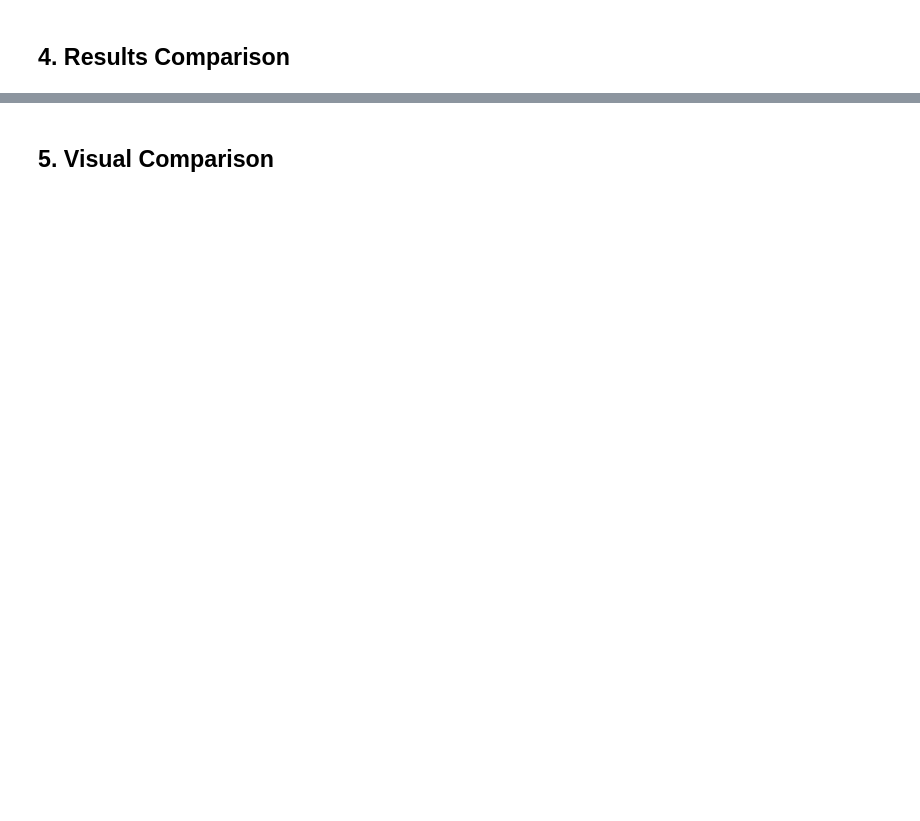
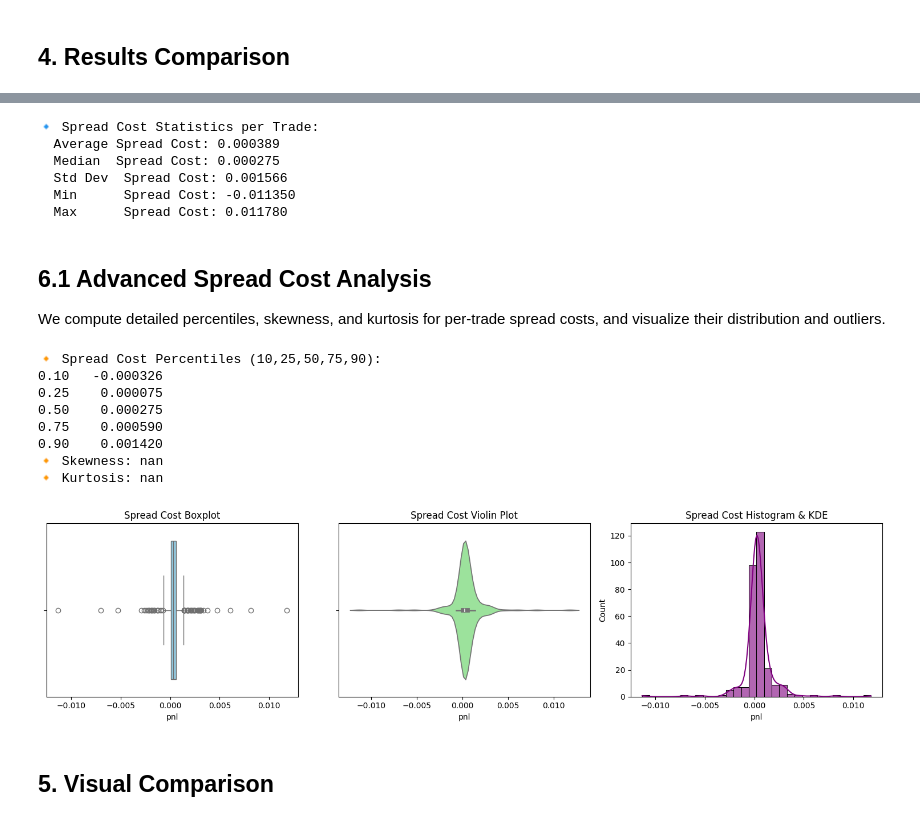
Before and after one commit to edoardoCame/bollingerBands, a Jupyter notebook: notebooks/spread_comparison.ipynb, the cells around one changed output, grey strips where cells are left out. Cells and saved outputs as stored; diff of their text form; code cells hidden in the pictures; blank space fills up the shorter version.

```diff
--- a/notebooks/spread_comparison.ipynb
+++ b/notebooks/spread_comparison.ipynb
@@ -362,5 +372,77 @@ comparison_results = compare_strategies(trades_with_spread, trades_no_spread)
 
 ============================================================
+# %%
+# 5. Spread Cost Statistics
+# Calculate spread cost per trade as difference between no-spread pnl and with-spread pnl
+if trades_with_spread is not None and trades_no_spread is not None:
+    spread_costs = trades_no_spread['pnl'] - trades_with_spread['pnl']
+    avg_spread_cost = spread_costs.mean()
+    median_spread_cost = spread_costs.median()
+    std_spread_cost = spread_costs.std()
+    min_spread_cost = spread_costs.min()
+    max_spread_cost = spread_costs.max()
+    print("🔹 Spread Cost Statistics per Trade:")
+    print(f"  Average Spread Cost: {avg_spread_cost:.6f}")
+    print(f"  Median  Spread Cost: {median_spread_cost:.6f}")
+    print(f"  Std Dev  Spread Cost: {std_spread_cost:.6f}")
+    print(f"  Min      Spread Cost: {min_spread_cost:.6f}")
+    print(f"  Max      Spread Cost: {max_spread_cost:.6f}")
+else:
+    print("❌ Cannot compute spread cost statistics - missing trade data")
+# %% [output]
+🔹 Spread Cost Statistics per Trade:
+  Average Spread Cost: 0.000389
+  Median  Spread Cost: 0.000275
+  Std Dev  Spread Cost: 0.001566
+  Min      Spread Cost: -0.011350
+  Max      Spread Cost: 0.011780
+# %% [markdown]
+## 6.1 Advanced Spread Cost Analysis
+
+We compute detailed percentiles, skewness, and kurtosis for per-trade spread costs, and visualize their distribution and outliers.
+# %%
+# Advanced Spread Cost Analysis and Visualization
+import scipy.stats as stats
+if trades_with_spread is not None and trades_no_spread is not None:
+    # Compute spread cost per trade
+    spread_costs = trades_no_spread['pnl'] - trades_with_spread['pnl']
+    # Percentiles
+    percentiles = spread_costs.quantile([0.1, 0.25, 0.5, 0.75, 0.9])
+    # Skewness and kurtosis
+    skew = stats.skew(spread_costs)
+    kurt = stats.kurtosis(spread_costs)
+    print("🔸 Spread Cost Percentiles (10,25,50,75,90):")
+    print(percentiles.to_string())
+    print(f"🔸 Skewness: {skew:.6f}")
+    print(f"🔸 Kurtosis: {kurt:.6f}")
+    # Plotting
+    plt.figure(figsize=(15,4))
+    # Boxplot
+    plt.subplot(1,3,1)
+    sns.boxplot(x=spread_costs, color='skyblue')
+    plt.title('Spread Cost Boxplot')
+    # Violin plot
+    plt.subplot(1,3,2)
+    sns.violinplot(x=spread_costs, color='lightgreen')
+    plt.title('Spread Cost Violin Plot')
+    # Histogram + KDE
+    plt.subplot(1,3,3)
+    sns.histplot(spread_costs, bins=30, kde=True, color='purple', alpha=0.6)
+    plt.title('Spread Cost Histogram & KDE')
+    plt.tight_layout()
+    plt.show()
+else:
+    print("❌ Missing trade data for advanced analysis")
+# %% [output]
+🔸 Spread Cost Percentiles (10,25,50,75,90):
+0.10   -0.000326
+0.25    0.000075
+0.50    0.000275
+0.75    0.000590
+0.90    0.001420
+🔸 Skewness: nan
+🔸 Kurtosis: nan
+[figure, added]
 # %% [markdown]
 ## 5. Visual Comparison
 # %%
```
Also changed, not shown: parts of 6 cells of this notebook, 2 other files.
